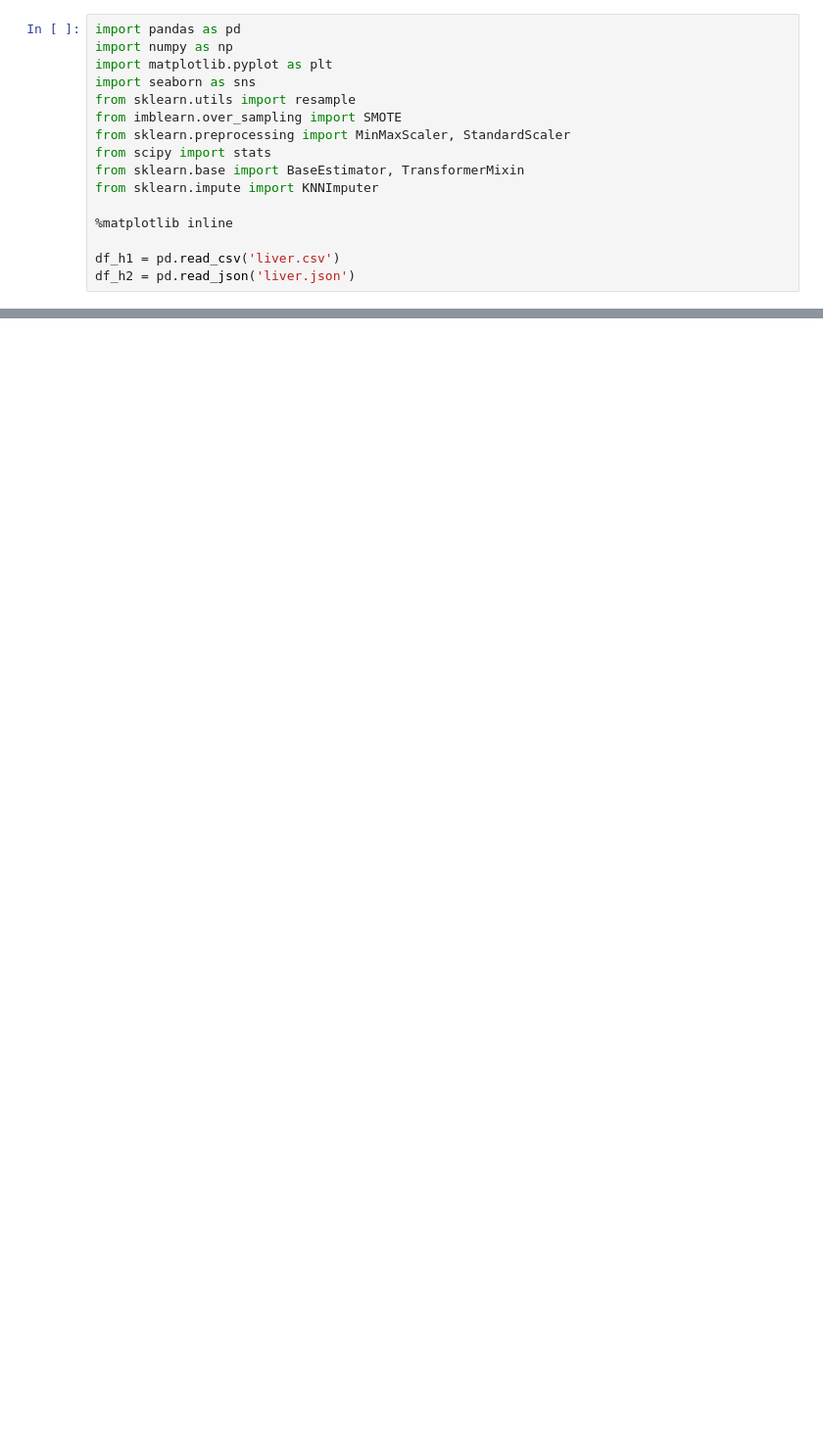
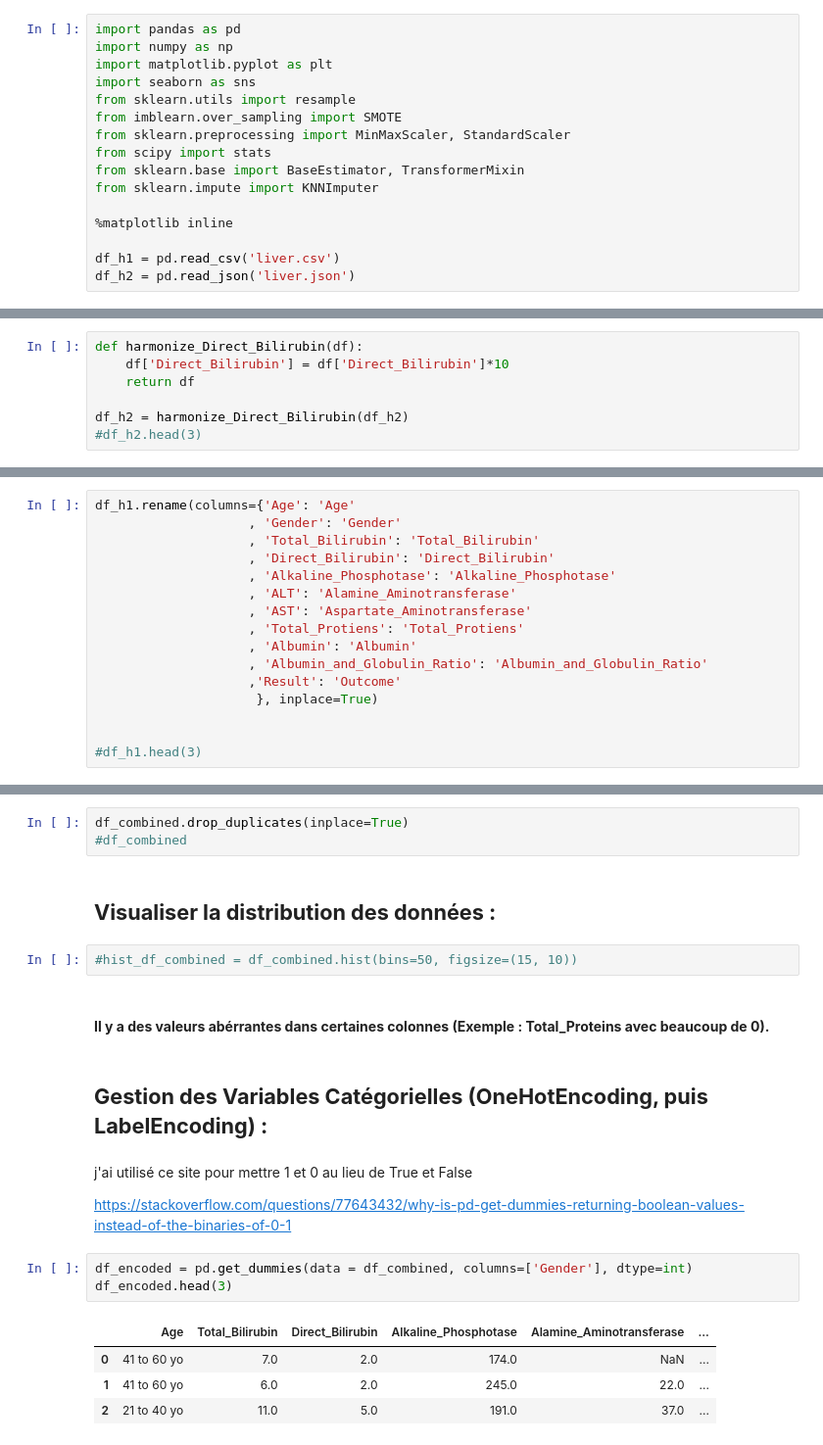
Before and after one commit to AlexisDcn/PROJETEPI_AD_EC, a Jupyter notebook: ProjetADEC.ipynb, the cells around one changed output, grey strips where cells are left out. Shown: that part at 98% size. Cells and saved outputs as stored; diff of their text form; blank space fills up the shorter version.

```diff
--- a/ProjetADEC.ipynb
+++ b/ProjetADEC.ipynb
@@ -61,0 +71,7 @@ memory usage: 25.1+ KB
+# %%
+def harmonize_Direct_Bilirubin(df):
+    df['Direct_Bilirubin'] = df['Direct_Bilirubin']*10
+    return df
+
+df_h2 = harmonize_Direct_Bilirubin(df_h2)
+#df_h2.head(3)
@@ -61,0 +80,16 @@ memory usage: 25.1+ KB
+# %%
+df_h1.rename(columns={'Age': 'Age'
+                    , 'Gender': 'Gender'
+                    , 'Total_Bilirubin': 'Total_Bilirubin'
+                    , 'Direct_Bilirubin': 'Direct_Bilirubin'
+                    , 'Alkaline_Phosphotase': 'Alkaline_Phosphotase'
+                    , 'ALT': 'Alamine_Aminotransferase'
+                    , 'AST': 'Aspartate_Aminotransferase'
+                    , 'Total_Protiens': 'Total_Protiens'
+                    , 'Albumin': 'Albumin'
+                    , 'Albumin_and_Globulin_Ratio': 'Albumin_and_Globulin_Ratio'
+                    ,'Result': 'Outcome'
+                     }, inplace=True)
+
+
+#df_h1.head(3)
@@ -61,0 +103,23 @@ memory usage: 25.1+ KB
+# %%
+df_combined.drop_duplicates(inplace=True)
+#df_combined
+# %% [markdown]
+## **Visualiser la distribution des données :**
+# %%
+#hist_df_combined = df_combined.hist(bins=50, figsize=(15, 10))
+# %% [markdown]
+#### **Il y a des valeurs abérrantes dans certaines colonnes (Exemple : Total_Proteins avec beaucoup de 0).**
+# %% [markdown]
+## **Gestion des Variables Catégorielles (OneHotEncoding, puis LabelEncoding) :**
+# %% [markdown]
+j'ai utilisé ce site pour mettre 1 et 0 au lieu de True et False
+
+https://stackoverflow.com/questions/77643432/why-is-pd-get-dummies-returning-boolean-values-instead-of-the-binaries-of-0-1
+# %%
+df_encoded = pd.get_dummies(data = df_combined, columns=['Gender'], dtype=int)
+df_encoded.head(3)
+# %% [output]
+|  | Age | Total_Bilirubin | Direct_Bilirubin | Alkaline_Phosphotase | Alamine_Aminotransferase | ... |
+| 0 | 41 to 60 yo | 7.0 | 2.0 | 174.0 | NaN | ... |
+| 1 | 41 to 60 yo | 6.0 | 2.0 | 245.0 | 22.0 | ... |
+| 2 | 21 to 40 yo | 11.0 | 5.0 | 191.0 | 37.0 | ... |
```
Also changed, not shown: parts of 28 cells of this notebook, 1 other file.
